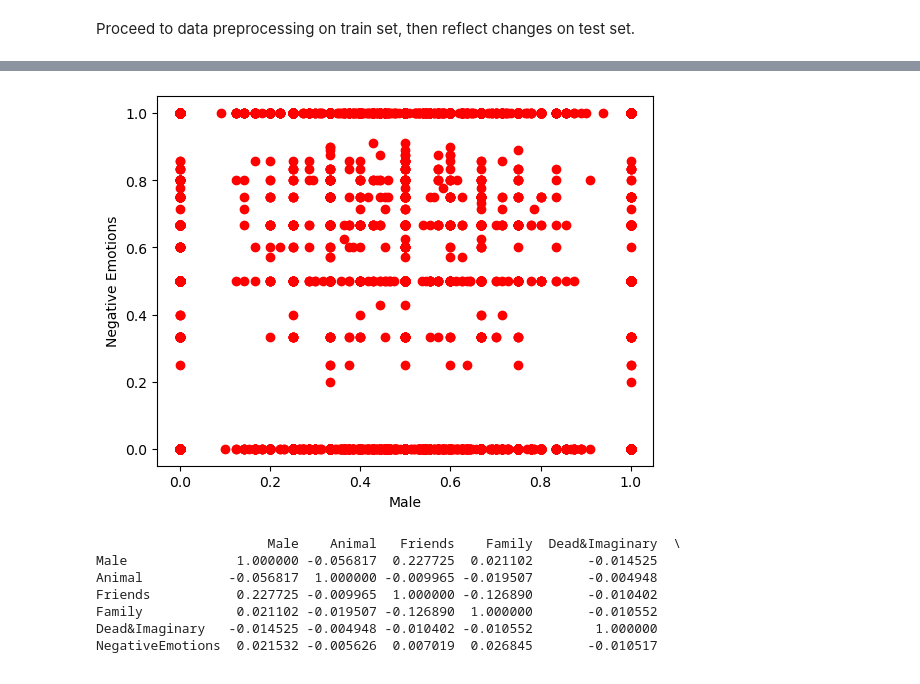
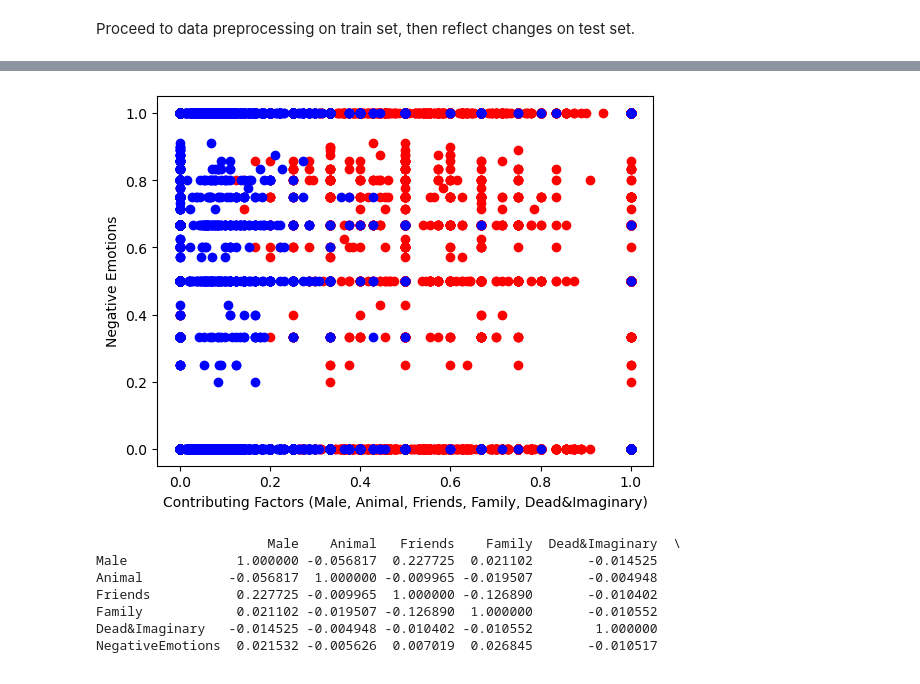
Before and after one commit to erika-ld/CPSC483-Machine-Learning-Project, a Jupyter notebook: data_preprocessing.ipynb, the cells around one changed output, grey strips where cells are left out. Drawn from its saved outputs; the diff is of its cells as text; code cells hidden in the pictures.

Commit message:
updated scatterplot

```diff
--- a/data_preprocessing.ipynb
+++ b/data_preprocessing.ipynb
@@ -194,12 +194,13 @@ S/CIndex                   0
 dtype: int64
 # %%
 #Data visualization - scatterplot
-plt.xlabel("Male")
+plt.xlabel("Contributing Factors (Male, Animal, Friends, Family, Dead&Imaginary)")
 plt.ylabel("Negative Emotions")
 plt.scatter(X_train['Male'], y_train, color = 'red')
+plt.scatter(X_train['Animal'], y_train, color = 'blue')
 plt.show()
 # %% [output]
-[figure, old version]
+[figure, new version]
 # %%
 #correlation matrix
 selected_columns = dreams[['Male', 'Animal', 'Friends', 'Family', 'Dead&Imaginary', 'NegativeEmotions']]
```
